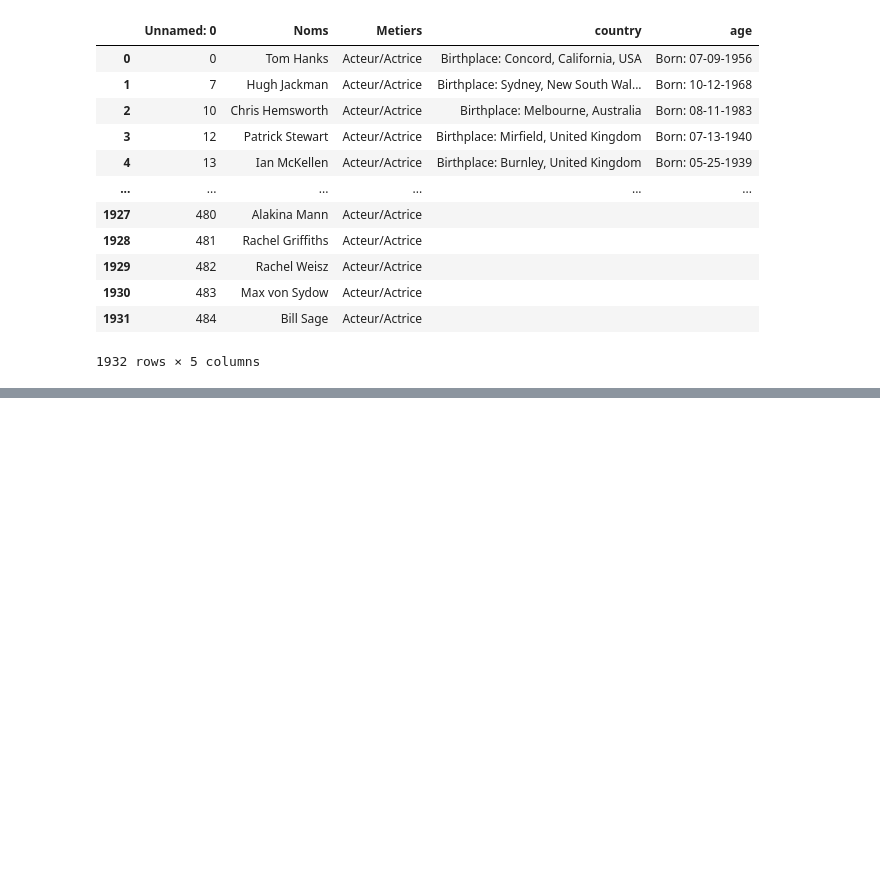
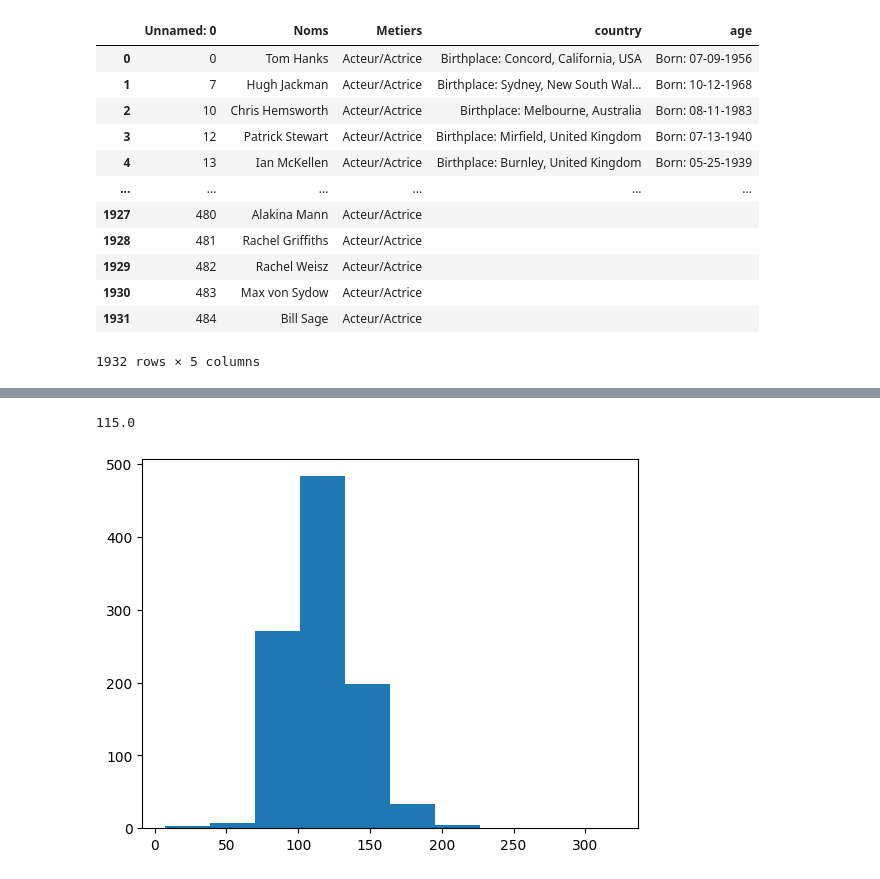
Before and after one commit to keagnon/Scrapping-python, a Jupyter notebook: fichier.ipynb, the cells around one changed output, grey strips where cells are left out. Drawn from its saved outputs; the diff is of its cells as text; code cells hidden in the pictures; blank space fills up the shorter version.

```diff
--- a/fichier.ipynb
+++ b/fichier.ipynb
@@ -210,7 +181,7 @@ dframe3
 # %%
 # Datframme 1
 #Nous allons supprimer les doublons et faire l'homgenité( remplacer les valeurs manquantes )
-dframe1_clean= pd.read_csv(r"C:\Users\Fnac\Desktop\Exercice acquisition et preparation des données GBE Grace\Files_project\Dataframe/Dataframe1_netoyer.csv")
+dframe1_clean= pd.read_csv(r"Datasets/Dataframe1_netoyer.csv")
 dframe1_clean
 # %% [output]
 |  | Unnamed: 0 | Titre | Annee_sortie | Duree_Film | Genre | Description | Realisateur | Acteurs_principaux |
@@ -412,10 +378,14 @@ A partir de votre conteneur HDF5 vous allez extraire, filtrer et agréger vos do
 #Pour la durée mediane  du film nous allons utiliser le groupe 1
 median=dframe1_clean["Duree_Film"].median()
 median
+# %% [output]
+115.0
 # %%
 #un graphique pour représenter la répartition des durées des films
-plt.hist(data_sorted['Duree_Film'], 10)
+plt.hist(dframe1_clean['Duree_Film'], 10)
 plt.show()
+# %% [output]
+[figure, added]
 # %%
 #les notes moyennes des films par genre
 df2= pd.read_csv(r"C:\Users\Windows10\Desktop\exercice_classe/daframe2.csv")
```
Also changed, not shown: parts of 45 cells of this notebook, 2 other files.
